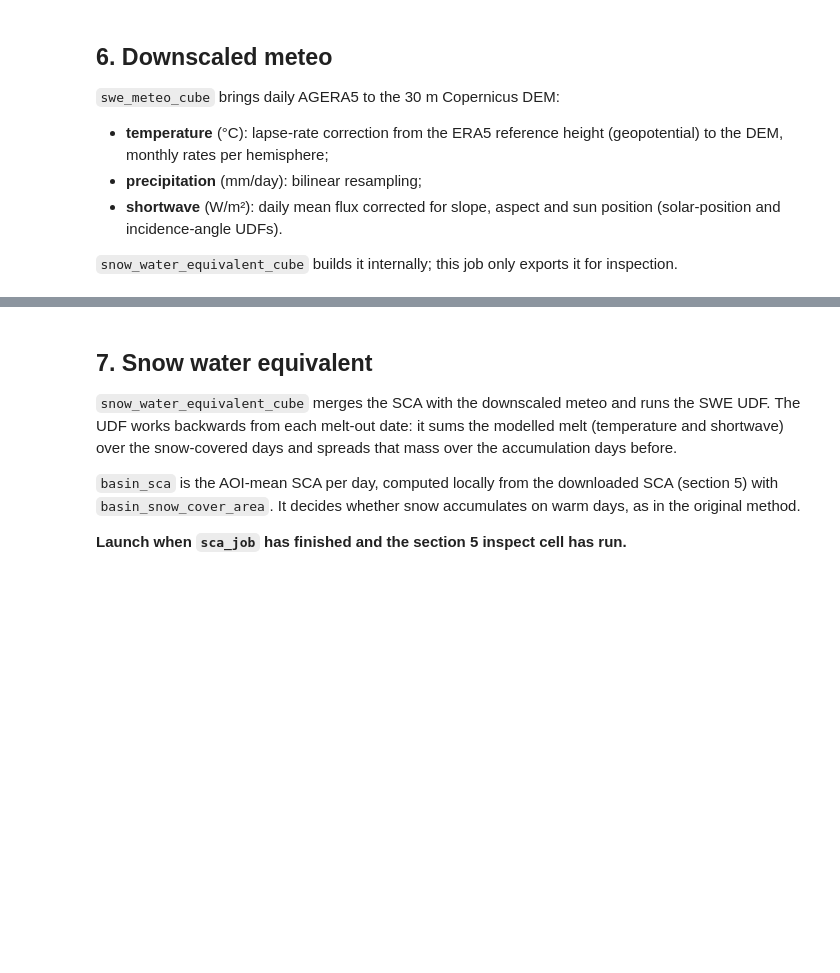
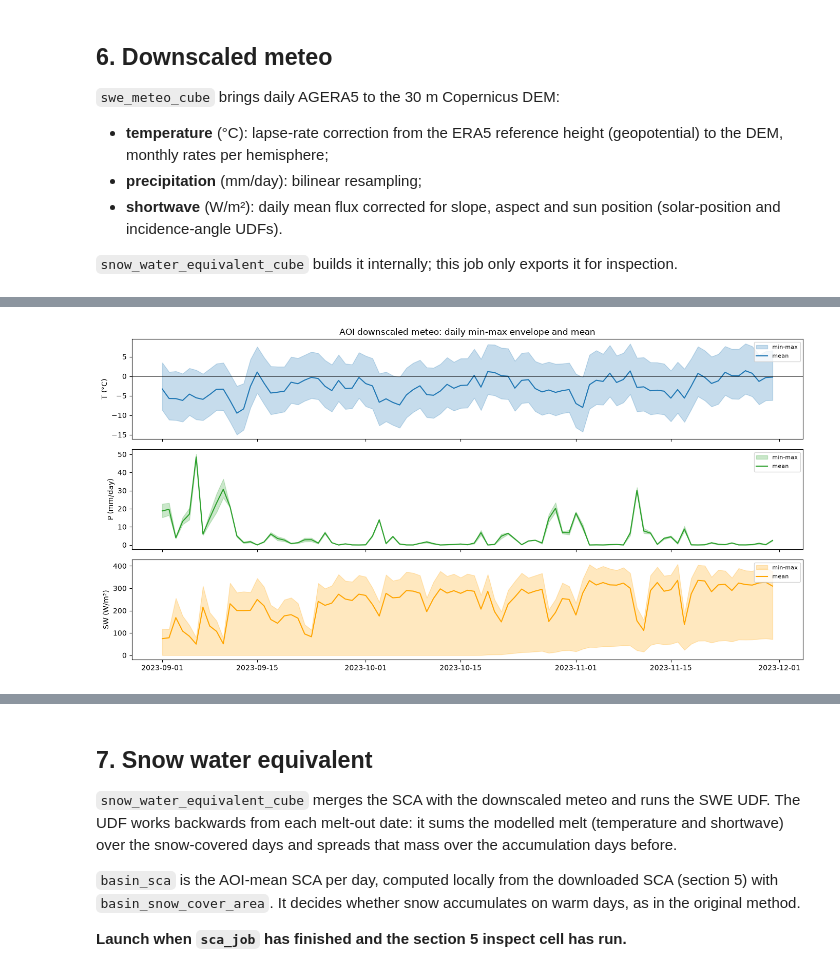
Before and after one commit to SNOWCOP/openeo_mountains_snow, a Jupyter notebook: scripts/validation/tutorial.ipynb, the cells around one changed output, grey strips where cells are left out. Saved outputs shown, nothing was run; the diff lists cells and outputs as text; code cells hidden in the pictures; blank space fills up the shorter version.

```diff
--- a/scripts/validation/tutorial.ipynb
+++ b/scripts/validation/tutorial.ipynb
@@ -71,7 +76,13 @@ def read(job, name):
         job.get_results().download_files(target)
     ncs, tifs = sorted(target.glob('*.nc')), sorted(target.glob('*.tif'))
     if ncs:
-        return xr.open_mfdataset(ncs, combine='by_coords', mask_and_scale=False).drop_vars('crs', errors='ignore').load()
+        opened = [xr.open_dataset(p, mask_and_scale=False) for p in ncs]
+        try:
+            ds = opened[0] if len(opened) == 1 else xr.combine_by_coords(opened)
+            return ds.drop_vars('crs', errors='ignore').load()
+        finally:
+            for ds_part in opened:
+                ds_part.close()
     import rasterio  # GTiff results: one file per date, band names in the descriptions
     parts = []
     for f in tifs:
@@ -102,8 +114,6 @@ The hosted glacier mask only covers the Andes, so it is switched off for this Al
 # %%
-cfg = build_scf_config()
-cfg.glacier_mask.stac_url = None  # glacier mask covers the Andes only
+cfg = build_scf_config()  # includes the hosted glacier mask (Andes, RGI 7.0)
 
 scf_cube = snow_cover_fraction_cube(AOI, PERIOD, connection, cfg)
-scf_job = scf_cube.create_job(title='tutorial_scf', out_format='GTiff', job_options=OPTIONS_SCF)
-scf_job.start()
-scf_job
+scf_job = scf_cube.create_job(title='tutorial_scf', out_format='GTiff', job_options=JOB_OPTIONS)
+scf_job.start_and_wait()
@@ -129,7 +161,7 @@ plt.tight_layout()
 
 **Launch when `scf_job` has finished.**
 # %%
-snow_cube = snow_map_from_snow_cover_fraction(connection.load_stac_from_job(scf_job))
+snow_cube = snow_map_from_snow_cover_fraction(connection.load_stac_from_job(scf_job), crs=EPSG)
 snow_job = snow_cube.create_job(title='tutorial_snow', out_format='GTiff', job_options=OPTIONS)
 snow_job.start()
 snow_job
@@ -233,10 +292,39 @@ meteo_job
 # %%
 met = read(meteo_job, 'meteo')
-ta = met['temperature_downscaled'].mean(['x', 'y'])
-pr = met['precipitation'].mean(['x', 'y'])
-sw = met['shortwave-radiation-flux-downscaled'].mean(['x', 'y'])
-fig, axes = plt.subplots(3, 1, figsize=(14, 6), sharex=True)
-axes[0].plot(ta.t, ta); axes[0].axhline(0, color='k', lw=0.5); axes[0].set_ylabel('T (°C)')
-axes[1].bar(pr.t, pr, width=1); axes[1].set_ylabel('P (mm/day)')
-axes[2].plot(sw.t, sw, color='orange'); axes[2].set_ylabel('SW (W/m²)')
-axes[0].set_title('AOI-mean downscaled meteo');
+
+# Daily AOI stats for each variable
+T = met['temperature_downscaled']
+P = met['precipitation']
+SW = met['shortwave-radiation-flux-downscaled']
+
+ta_min, ta_mean, ta_max = T.min(['x', 'y']), T.mean(['x', 'y']), T.max(['x', 'y'])
+pr_min, pr_mean, pr_max = P.min(['x', 'y']), P.mean(['x', 'y']), P.max(['x', 'y'])
+sw_min, sw_mean, sw_max = SW.min(['x', 'y']), SW.mean(['x', 'y']), SW.max(['x', 'y'])
+
+# Keep mean series for downstream cells
+ta = ta_mean
+pr = pr_mean
+sw = sw_mean
+
+fig, axes = plt.subplots(3, 1, figsize=(14, 7), sharex=True)
+
+axes[0].fill_between(ta_mean.t.values, ta_min.values, ta_max.values, alpha=0.25, color='tab:blue', label='min-max')
+axes[0].plot(ta_mean.t, ta_mean, color='tab:blue', lw=1.5, label='mean')
+axes[0].axhline(0, color='k', lw=0.5)
+axes[0].set_ylabel('T (°C)')
+axes[0].legend(loc='upper right', fontsize=8)
+
+axes[1].fill_between(pr_mean.t.values, pr_min.values, pr_max.values, alpha=0.25, color='tab:green', label='min-max')
+axes[1].plot(pr_mean.t, pr_mean, color='tab:green', lw=1.5, label='mean')
+axes[1].set_ylabel('P (mm/day)')
+axes[1].legend(loc='upper right', fontsize=8)
+
+axes[2].fill_between(sw_mean.t.values, sw_min.values, sw_max.values, alpha=0.25, color='orange', label='min-max')
+axes[2].plot(sw_mean.t, sw_mean, color='orange', lw=1.5, label='mean')
+axes[2].set_ylabel('SW (W/m²)')
+axes[2].legend(loc='upper right', fontsize=8)
+
+axes[0].set_title('AOI downscaled meteo: daily min-max envelope and mean')
+plt.tight_layout()
+# %% [output]
+[figure, added]
```
Also changed, not shown: parts of 20 cells of this notebook, 12 other files.
